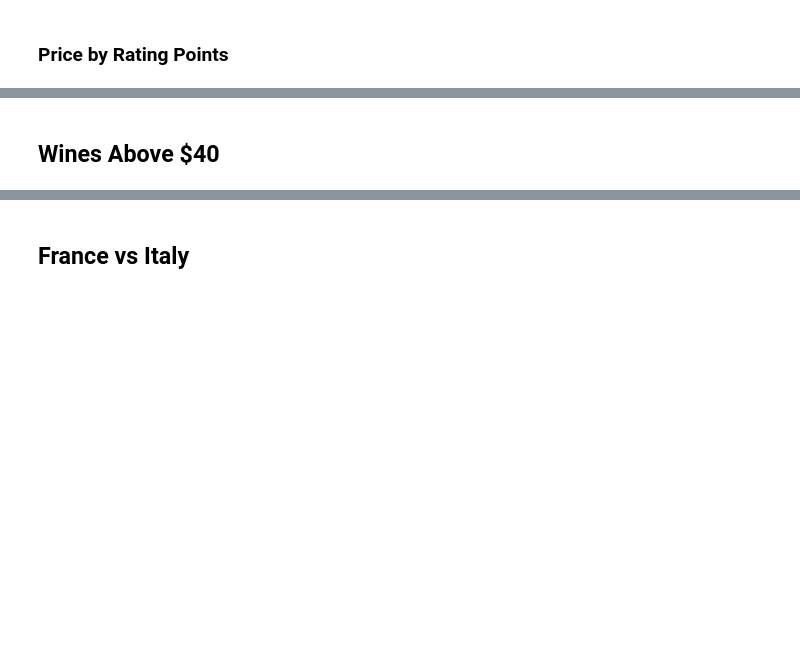
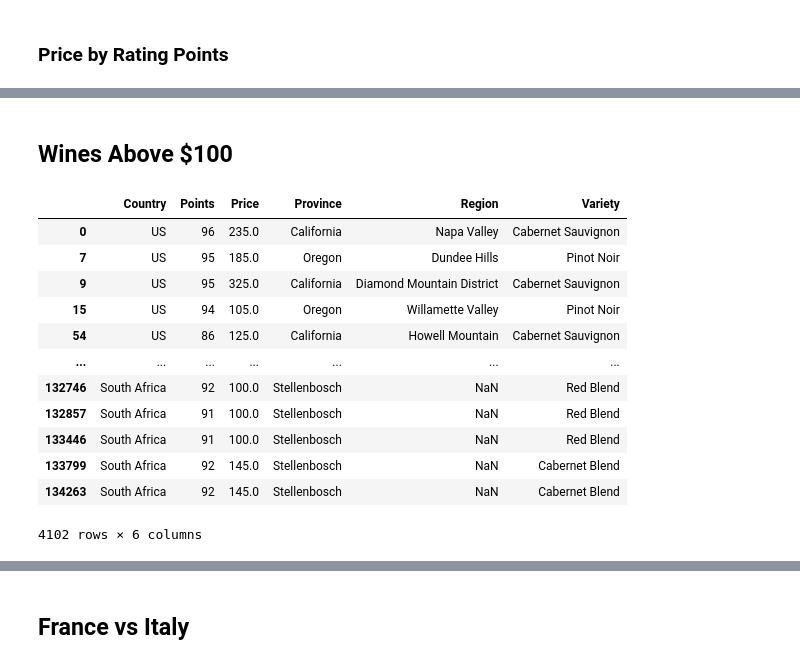
Before and after one commit to radioactivearm/project-one-wine, a Jupyter notebook: analyzing_data.ipynb, the cells around one changed output, grey strips where cells are left out. Cells and saved outputs as stored; diff of their text form; code cells hidden in the pictures; blank space fills up the shorter version.

```diff
--- a/analyzing_data.ipynb
+++ b/analyzing_data.ipynb
@@ -392,9 +432,23 @@ plt.show()
 # %% [markdown]
-## Wines Above $40
+## Wines Above $100
 # %%
-high_price = 50
+high_price = 100
 high_price_df = wine_df.loc[wine_df["Price"] >= high_price]
 high_price_df
+# %% [output]
+|  | Country | Points | Price | Province | Region | Variety |
+| 0 | US | 96 | 235.0 | California | Napa Valley | Cabernet Sauvignon |
+| 7 | US | 95 | 185.0 | Oregon | Dundee Hills | Pinot Noir |
+| 9 | US | 95 | 325.0 | California | Diamond Mountain District | Cabernet Sauvignon |
+| 15 | US | 94 | 105.0 | Oregon | Willamette Valley | Pinot Noir |
+| 54 | US | 86 | 125.0 | California | Howell Mountain | Cabernet Sauvignon |
+| ... | ... | ... | ... | ... | ... | ... |
+| 132746 | South Africa | 92 | 100.0 | Stellenbosch | NaN | Red Blend |
+| 132857 | South Africa | 91 | 100.0 | Stellenbosch | NaN | Red Blend |
+| 133446 | South Africa | 91 | 100.0 | Stellenbosch | NaN | Red Blend |
+| 133799 | South Africa | 92 | 145.0 | Stellenbosch | NaN | Cabernet Blend |
+| 134263 | South Africa | 92 | 145.0 | Stellenbosch | NaN | Cabernet Blend |
+4102 rows × 6 columns
 # %%
 # Get the Price and Points of Expensive Wines
 hp_price = high_price_df["Price"]
```
Also changed, not shown: parts of 57 cells of this notebook.
